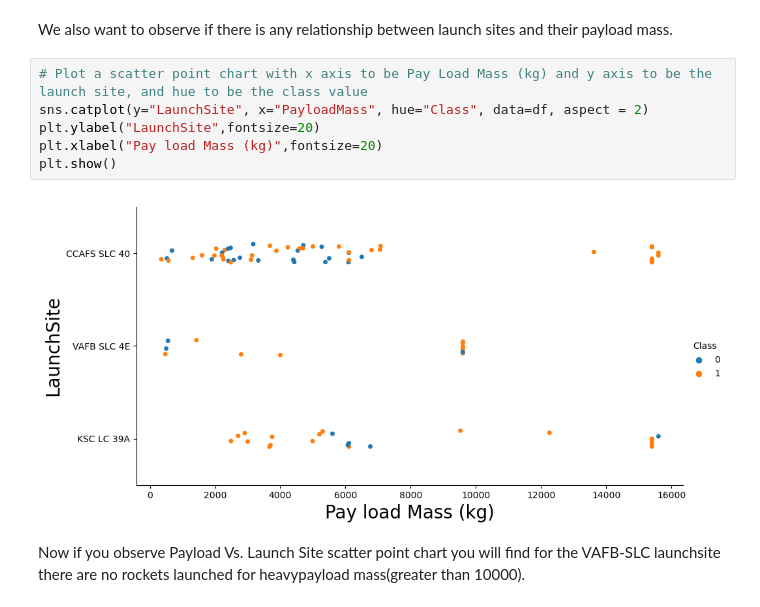
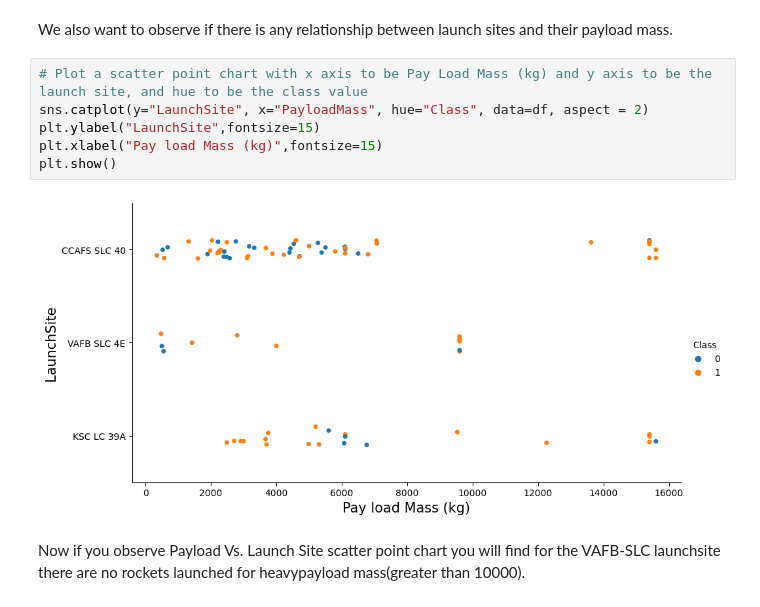
Before and after one commit to UrielASM/SpaceX_Falcon9_First_Stage_Landing_Prediction-IBM_Applied_Data_Science_Capstone_Project, a Jupyter notebook: Course-notebooks/05-EDA-Data_Visualization.ipynb, the cells around one changed output. Saved outputs shown, nothing was run; the diff lists cells and outputs as text.

```diff
--- a/Course-notebooks/EDA-Data_Visualization.ipynb
+++ b/Course-notebooks/05-EDA-Data_Visualization.ipynb
@@ -103,11 +103,11 @@ We also want to observe if there is any relationship between launch sites and th
 # %%
 # Plot a scatter point chart with x axis to be Pay Load Mass (kg) and y axis to be the launch site, and hue to be the class value
 sns.catplot(y="LaunchSite", x="PayloadMass", hue="Class", data=df, aspect = 2)
-plt.ylabel("LaunchSite",fontsize=20)
-plt.xlabel("Pay load Mass (kg)",fontsize=20)
+plt.ylabel("LaunchSite",fontsize=15)
+plt.xlabel("Pay load Mass (kg)",fontsize=15)
 plt.show()
 # %% [output]
-[figure, old version]
+[figure, new version]
 # %% [markdown]
 Now if you observe Payload Vs. Launch Site scatter point chart you will find for the VAFB-SLC  launchsite there are no  rockets  launched for  heavypayload mass(greater than 10000).
 # %% [markdown]
```
Also changed, not shown: parts of 4 cells of this notebook, 7 other files.
